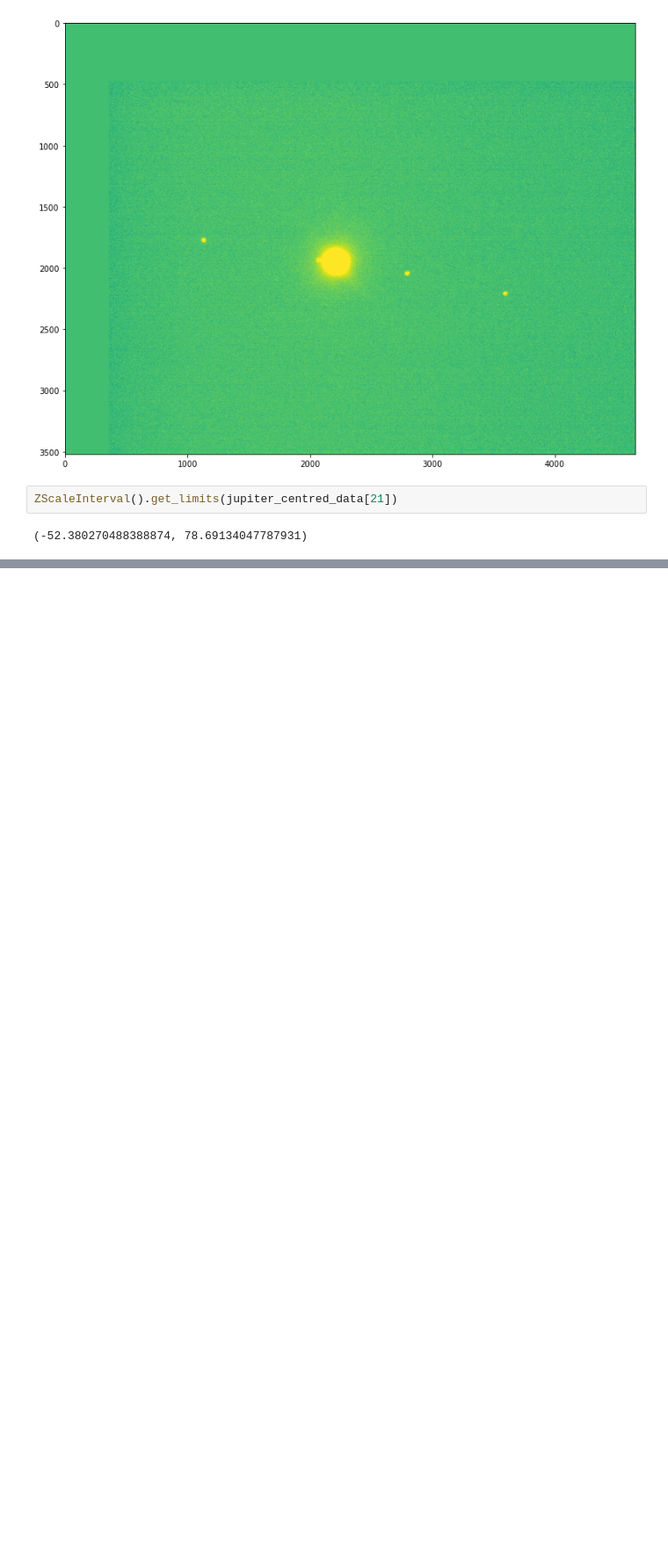
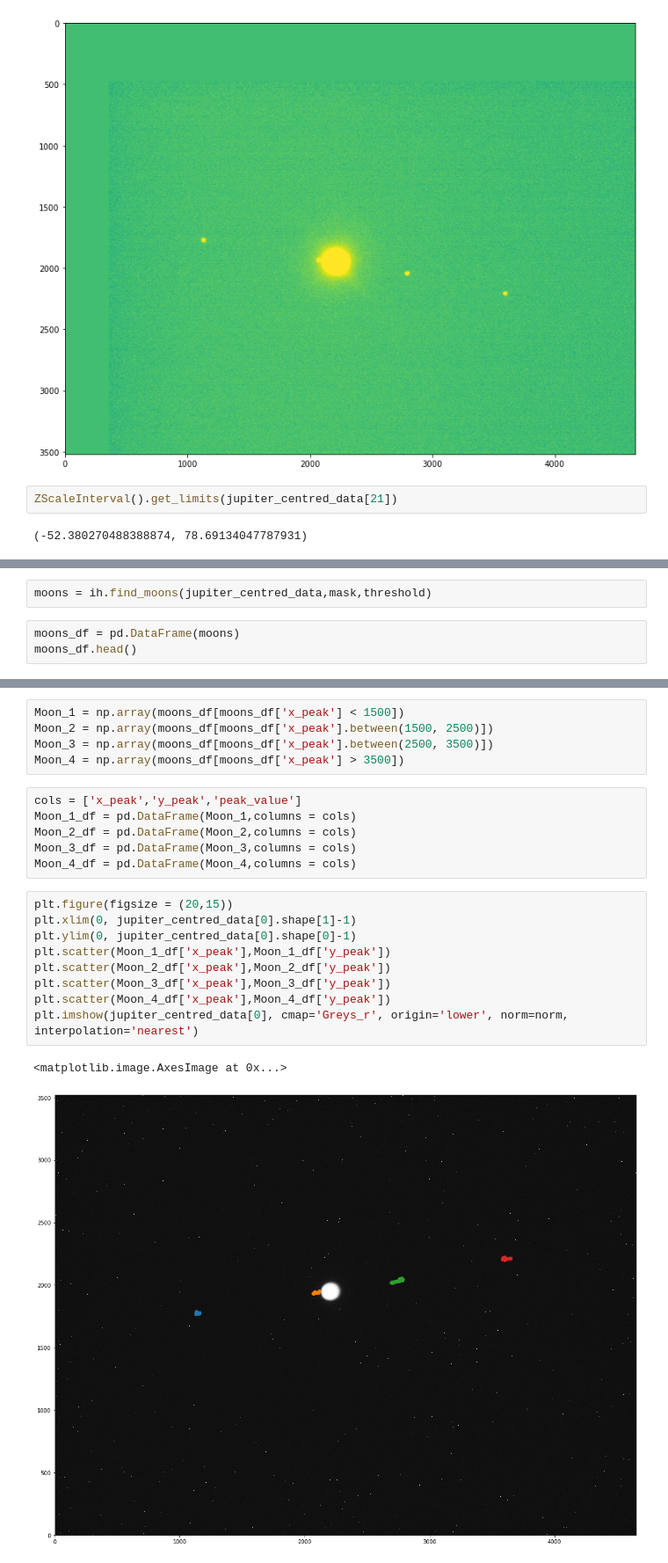
Before and after one commit to DIaDaynaDay/jupiter-insight, a Jupyter notebook: jupiter_centering.ipynb, the cells around one changed output, grey strips where cells are left out. Shown at 88% size. Saved outputs shown, nothing was run; the diff lists cells and outputs as text; blank space fills up the shorter version.

Commit message:
found the locations of the moons

```diff
--- a/jupiter_centering.ipynb
+++ b/jupiter_centering.ipynb
@@ -140,0 +137,5 @@ ZScaleInterval().get_limits(jupiter_centred_data[21])
+# %%
+moons = ih.find_moons(jupiter_centred_data,mask,threshold)
+# %%
+moons_df = pd.DataFrame(moons)
+moons_df.head()
@@ -140,0 +149,23 @@ ZScaleInterval().get_limits(jupiter_centred_data[21])
+# %%
+Moon_1 = np.array(moons_df[moons_df['x_peak'] < 1500])
+Moon_2 = np.array(moons_df[moons_df['x_peak'].between(1500, 2500)])
+Moon_3 = np.array(moons_df[moons_df['x_peak'].between(2500, 3500)])
+Moon_4 = np.array(moons_df[moons_df['x_peak'] > 3500])
+# %%
+cols = ['x_peak','y_peak','peak_value']
+Moon_1_df = pd.DataFrame(Moon_1,columns = cols)
+Moon_2_df = pd.DataFrame(Moon_2,columns = cols)
+Moon_3_df = pd.DataFrame(Moon_3,columns = cols)
+Moon_4_df = pd.DataFrame(Moon_4,columns = cols)
+# %%
+plt.figure(figsize = (20,15))
+plt.xlim(0, jupiter_centred_data[0].shape[1]-1)
+plt.ylim(0, jupiter_centred_data[0].shape[0]-1)
+plt.scatter(Moon_1_df['x_peak'],Moon_1_df['y_peak'])
+plt.scatter(Moon_2_df['x_peak'],Moon_2_df['y_peak'])
+plt.scatter(Moon_3_df['x_peak'],Moon_3_df['y_peak'])
+plt.scatter(Moon_4_df['x_peak'],Moon_4_df['y_peak'])
+plt.imshow(jupiter_centred_data[0], cmap='Greys_r', origin='lower', norm=norm, interpolation='nearest')
+# %% [output]
+<matplotlib.image.AxesImage at 0x...>
+[figure, added]
```
Also changed, not shown: parts of 8 cells of this notebook, 5 other files.
